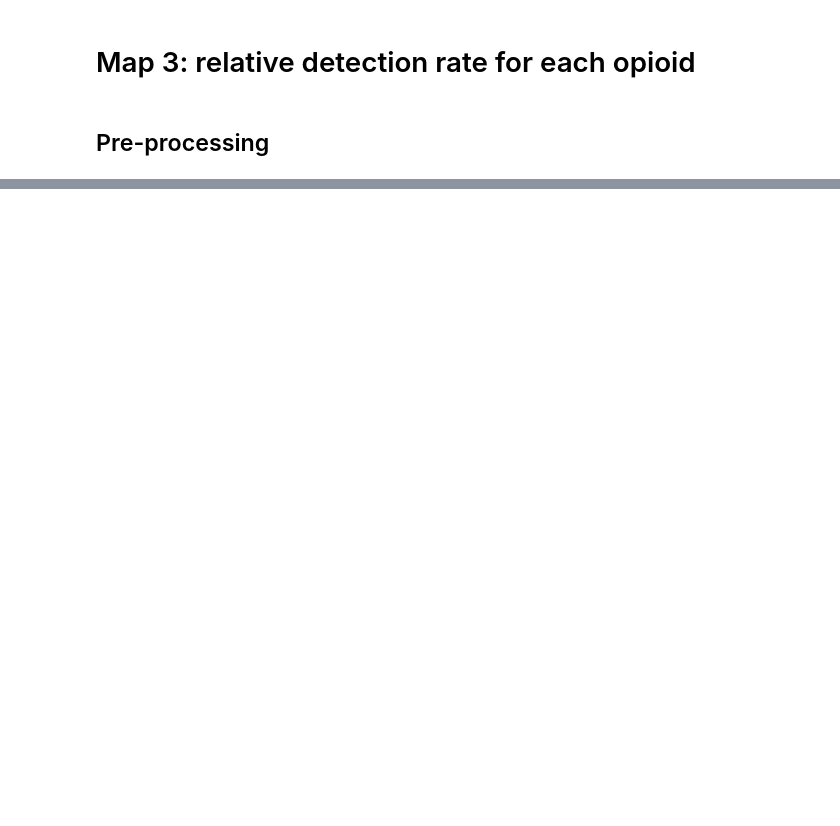
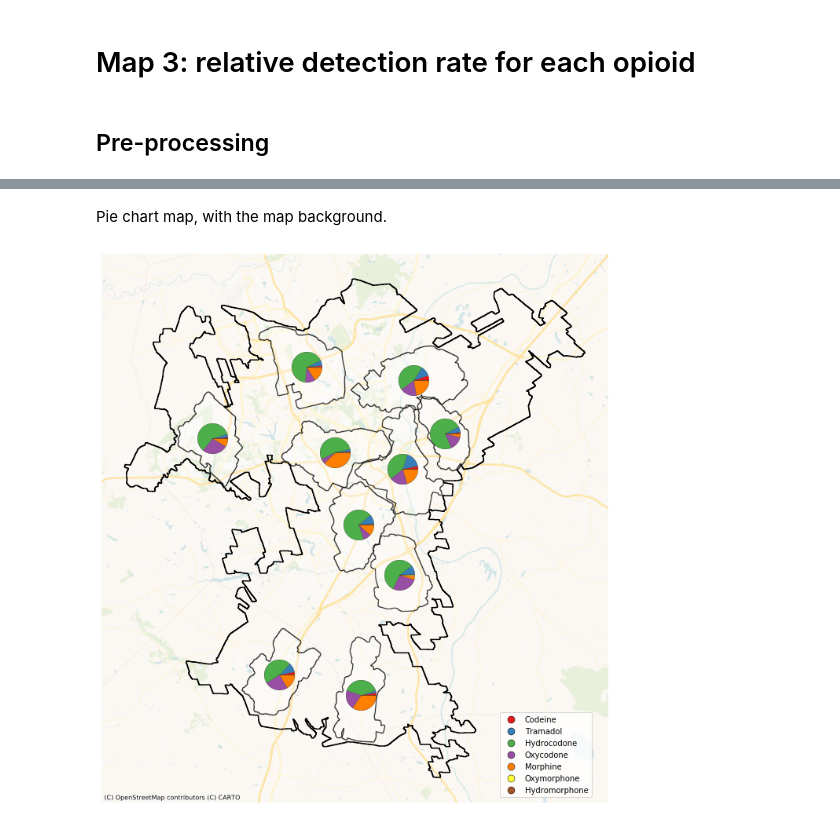
Before and after one commit to biobotanalytics/gis-snapshot-opioids-public, a Jupyter notebook: src/2020-01-27.final_plots.ipynb, the cells around one changed output, grey strips where cells are left out. Saved outputs shown, nothing was run; the diff lists cells and outputs as text; code cells hidden in the pictures; blank space fills up the shorter version.

```diff
--- a/src/2020-01-27.final_plots.ipynb
+++ b/src/2020-01-27.final_plots.ipynb
@@ -401,0 +478,71 @@ fig.savefig('../plots/map3.heatmaps_horizontal.png', dpi=300, transparent=True)
+# %% [markdown]
+Pie chart map, with the map background.
+# %%
+# Get colors for each prescription drug
+prescription_drugs = drugs_dict['Site_01'] # This returns the list of drugs, in the order of plotting
+prescription_colors = sns.color_palette('Set1', n_colors=len(prescription_drugs))
+
+# Get geometries for each catchment in a dictionary
+geomdf = piedf[['Catchment_ID', 'geometry']].drop_duplicates()
+geomdict = dict(zip(geomdf['Catchment_ID'], geomdf['geometry']))
+
+# Set up fig
+fig, ax = plt.subplots(figsize=(10, 10))
+
+# Plot city outline
+ax = city.query('Catchment_ID == "city_outline"').boundary.plot(edgecolor='black', ax=ax)
+
+# Plot catchment outlines
+# Transparent white facecolor
+ax = city.query('Catchment_ID != "city_outline"').boundary.plot(
+    edgecolor=None, facecolor='white', alpha=0.3,
+    ax=ax)
+# Black outline
+ax = city.query('Catchment_ID != "city_outline"').boundary.plot(
+    edgecolor='black', linewidth=0.5,
+    ax=ax)
+
+# Add basemap
+ctx.add_basemap(ax, zoom=12, url=ctx.providers.CartoDB.VoyagerNoLabels)
+
+# Plot pie charts
+for catchment, ratios in ratio_dict.items():
+
+    geom = geomdict[catchment]
+    x = geom.centroid.coords[0][0]
+    y = geom.centroid.coords[0][1]
+
+    draw_pie(ax, ratios=ratios, X=x, Y=y, colors=prescription_colors, size=1500)
+
+ax.set_axis_off()
+
+## LEGEND
+# Make new plot for fake data
+figleg, axleg = plt.subplots()
+
+# Iterate through each drug and its color
+for d, c in zip(prescription_drugs, prescription_colors):
+    # Plot and label each color/drug combo with fake data
+    axleg.scatter(
+        [0, 0], [1, 1],
+        edgecolor='k', linewidth=0.5,
+        color=c, label=d)
+
+# Add legend to the fake plot
+axleg.legend()
+
+# Get legend handles from that
+handles, labels = axleg.get_legend_handles_labels()
+
+# Add legend to our pie chart figure
+fig.legend(handles, labels, loc=(0.78, 0.02), scatterpoints=1, markerscale=1.5)
+
+# Close the unnecessary legend plot
+plt.close(fig=figleg)
+
+fig.tight_layout()
+
+fig.savefig('../plots/map2.pie_charts.png', dpi=300, transparent=True)
+fig.savefig('../plots/pie_charts_lowqual.png', dpi=100, transparent=True)
+# %% [output]
+[figure, added]
```
Also changed, not shown: parts of 18 cells of this notebook.
